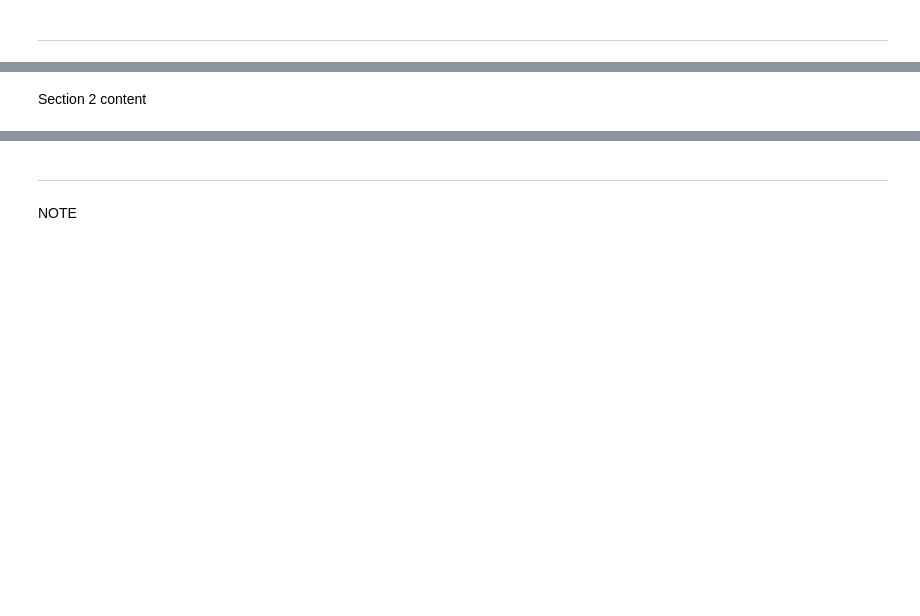
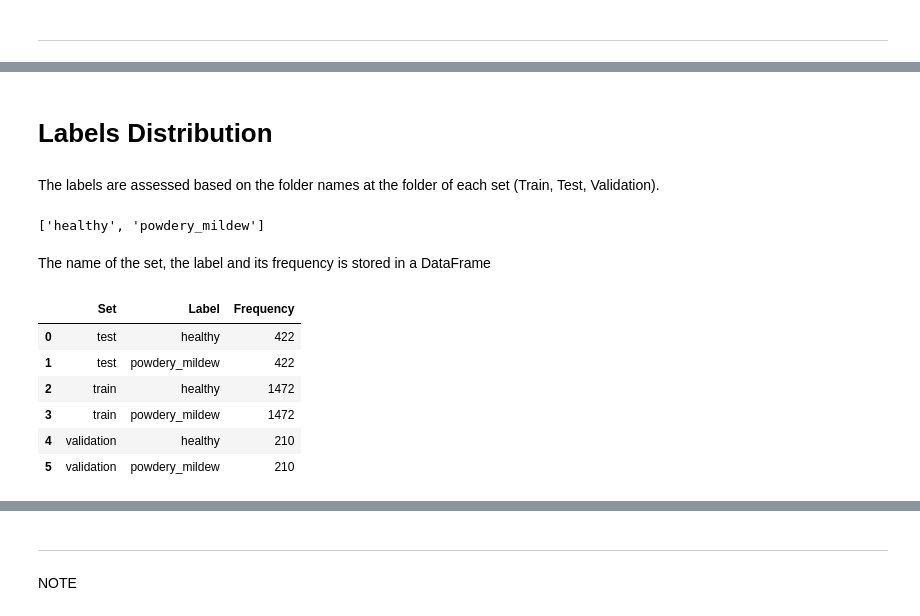
Before and after one commit to SamSswi/milestone-project-mildew-detection-in-cherry-leaves, a Jupyter notebook: jupyter_notebooks/DataVisualization.ipynb, the cells around one changed output, grey strips where cells are left out. Drawn from its saved outputs; the diff is of its cells as text; code cells hidden in the pictures; blank space fills up the shorter version.

```diff
--- a/jupyter_notebooks/DataVisualization.ipynb
+++ b/jupyter_notebooks/DataVisualization.ipynb
@@ -61,0 +64,7 @@ Section 1 content
+# %%
+# https://github.com/Code-Institute-Solutions/WalkthroughProject01/blob/main/jupyter_notebooks/02%20-%20DataVisualization.ipynb
+
+my_data_dir = '/workspace/milestone-project-mildew-detection-in-cherry-leaves/inputs/cherry_leaves/cherry-leaves'
+train_path = my_data_dir + '/train'
+val_path = my_data_dir + '/validation'
+test_path = my_data_dir + '/test'
@@ -64,2 +100,42 @@ Section 1 content
-# %% [markdown]
-Section 2 content
+# %% [markdown]
+# Labels Distribution
+# %% [markdown]
+The labels are assessed based on the folder names at the folder of each set (Train, Test, Validation).
+# %%
+sets = os.listdir(my_data_dir)
+label_list = []
+for set in sets:
+    labels=os.listdir(my_data_dir + '/' + set)
+    for item in labels:
+        if item not in label_list:
+            label_list.append(item)
+
+print(label_list)
+# %% [output]
+['healthy', 'powdery_mildew']
+# %% [markdown]
+The name of the set, the label and its frequency is stored in a DataFrame
+# %%
+# https://learn.codeinstitute.net/courses/course-v1:code_institute+CI_DA_ML+2021_Q4/courseware/1f851533cd6a4dcd8a280fd9f37ef4e2/b6cf6ce506324501bcf6aa0f31e0c20c/
+
+freq_list = []
+for folder in sets:
+  for label in label_list:
+    freq_list.append(
+        pd.Series({'Set': folder,
+                        'Label': label,
+                        'Frequency':len(os.listdir(my_data_dir + '/' + folder + '/' + label))}
+                  ),
+        )
+
+
+df_freq = pd.DataFrame(freq_list)
+df_freq
+# %% [output]
+|  | Set | Label | Frequency |
+| 0 | test | healthy | 422 |
+| 1 | test | powdery_mildew | 422 |
+| 2 | train | healthy | 1472 |
+| 3 | train | powdery_mildew | 1472 |
+| 4 | validation | healthy | 210 |
+| 5 | validation | powdery_mildew | 210 |
```
Also changed, not shown: parts of 20 cells of this notebook, 1 other file.
